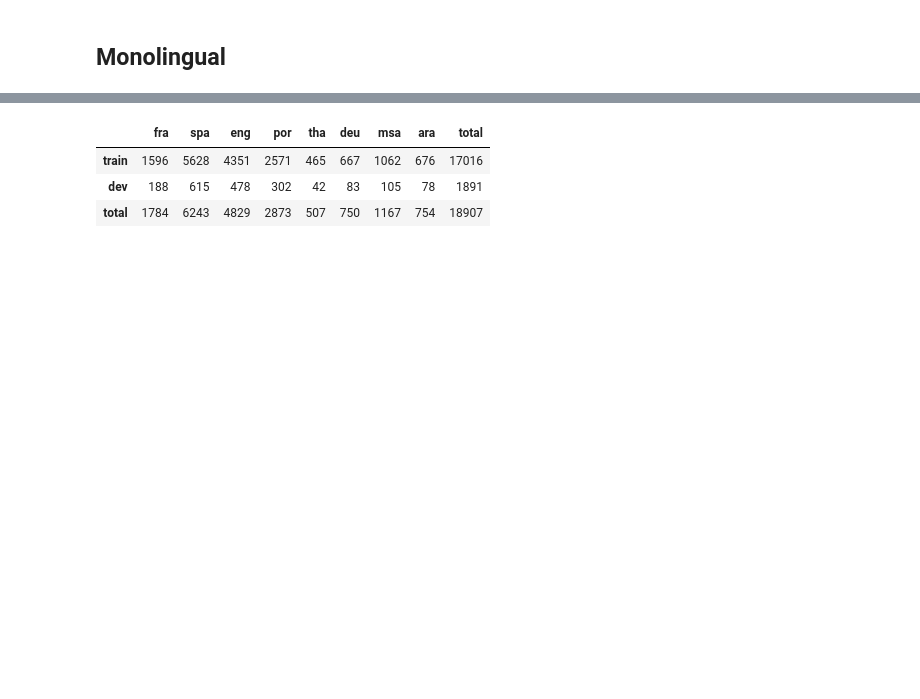
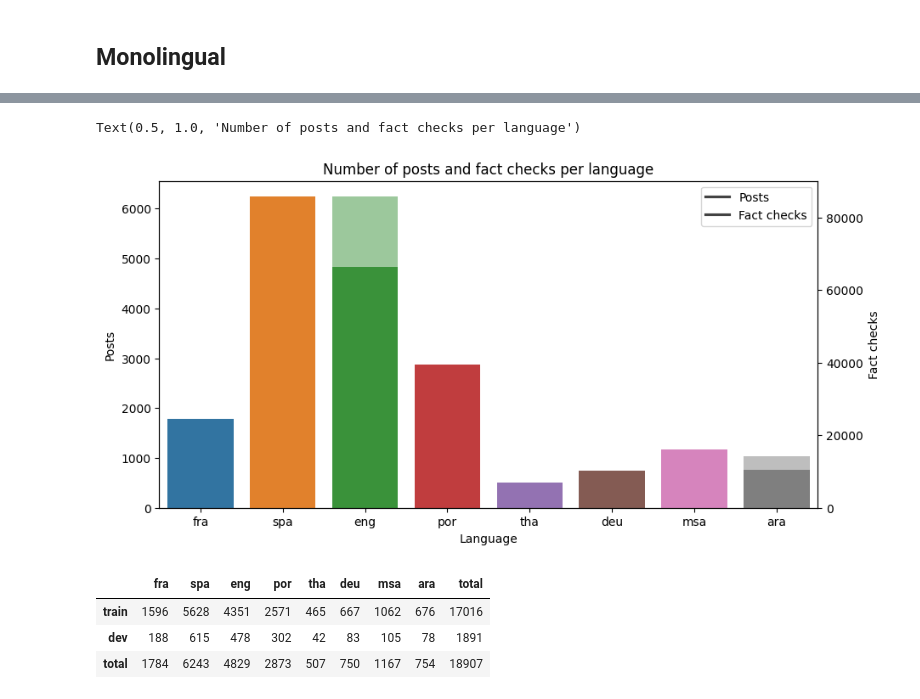
Before and after one commit to BecTome/semeval25-FactCheckedClaimRetrieval, a Jupyter notebook: nbs/data_exploration/Initial_Data_Analysis.ipynb, the cells around one changed output, grey strips where cells are left out. Cells and saved outputs as stored; diff of their text form; code cells hidden in the pictures; blank space fills up the shorter version.

```diff
--- a/nbs/data_exploration/Initial_Data_Analysis.ipynb
+++ b/nbs/data_exploration/Initial_Data_Analysis.ipynb
@@ -124,3 +139,18 @@ plt.title("Number of fact check instances per language");
+# %%
+fig, ax1 = plt.subplots(figsize=(10, 5))
+sns.barplot(df_out.iloc[-1:,:-1], ax=ax1)
+ax1.set_ylabel("Posts")
+ax1.set_xlabel("Language")
+
+ax2 = ax1.twinx()
+sns.barplot(df_fcs_an, ax=ax2, alpha=0.5)
+ax2.set_ylabel("Fact checks")
+
+plt.legend(["Posts", "Fact checks"])
+plt.title("Number of posts and fact checks per language")
+# %% [output]
+Text(0.5, 1.0, 'Number of posts and fact checks per language')
+[figure, added]
 # %%
 df_out
 # %% [output]
```
Also changed, not shown: parts of 4 cells of this notebook, 3 other files.
